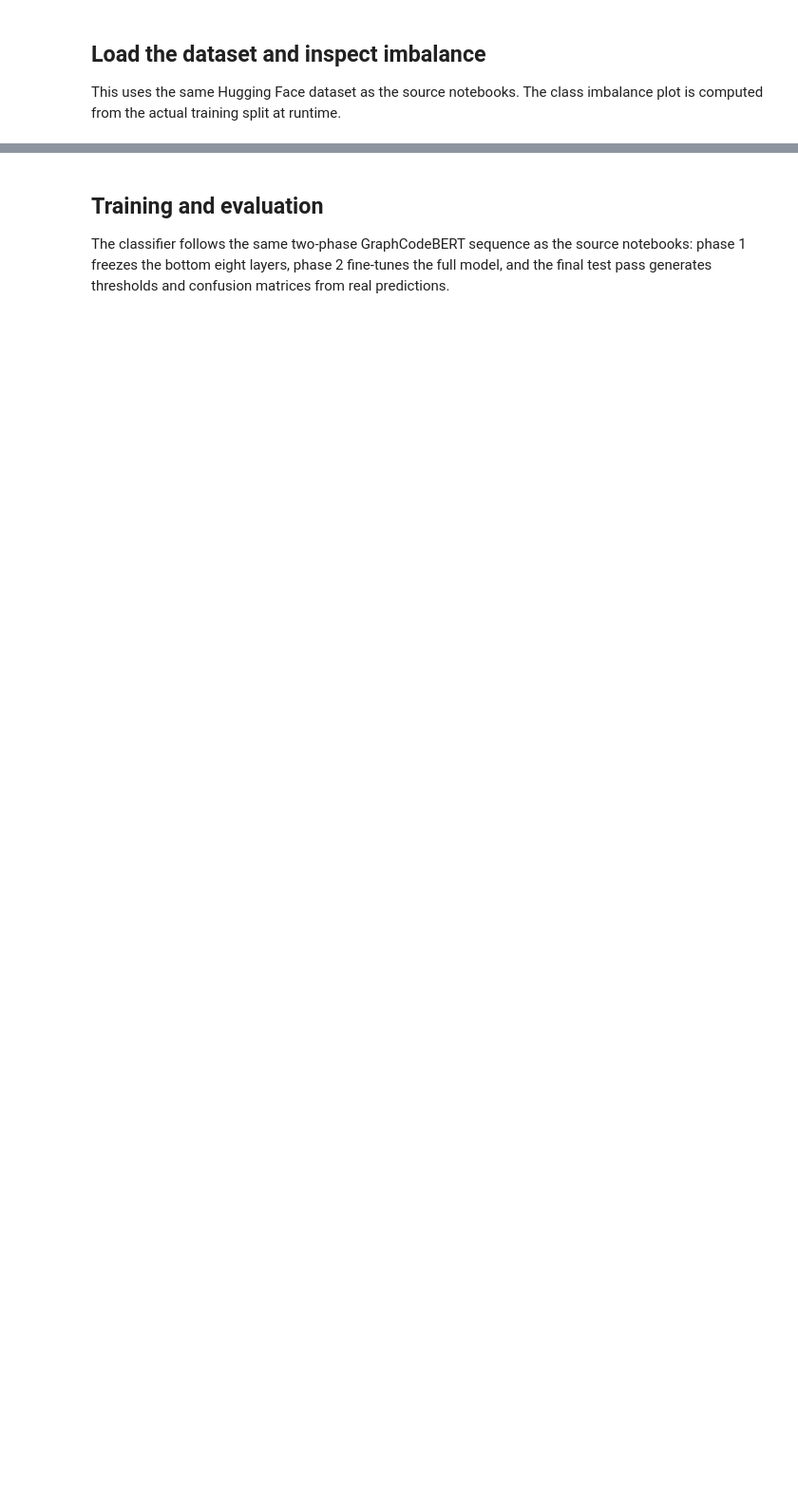
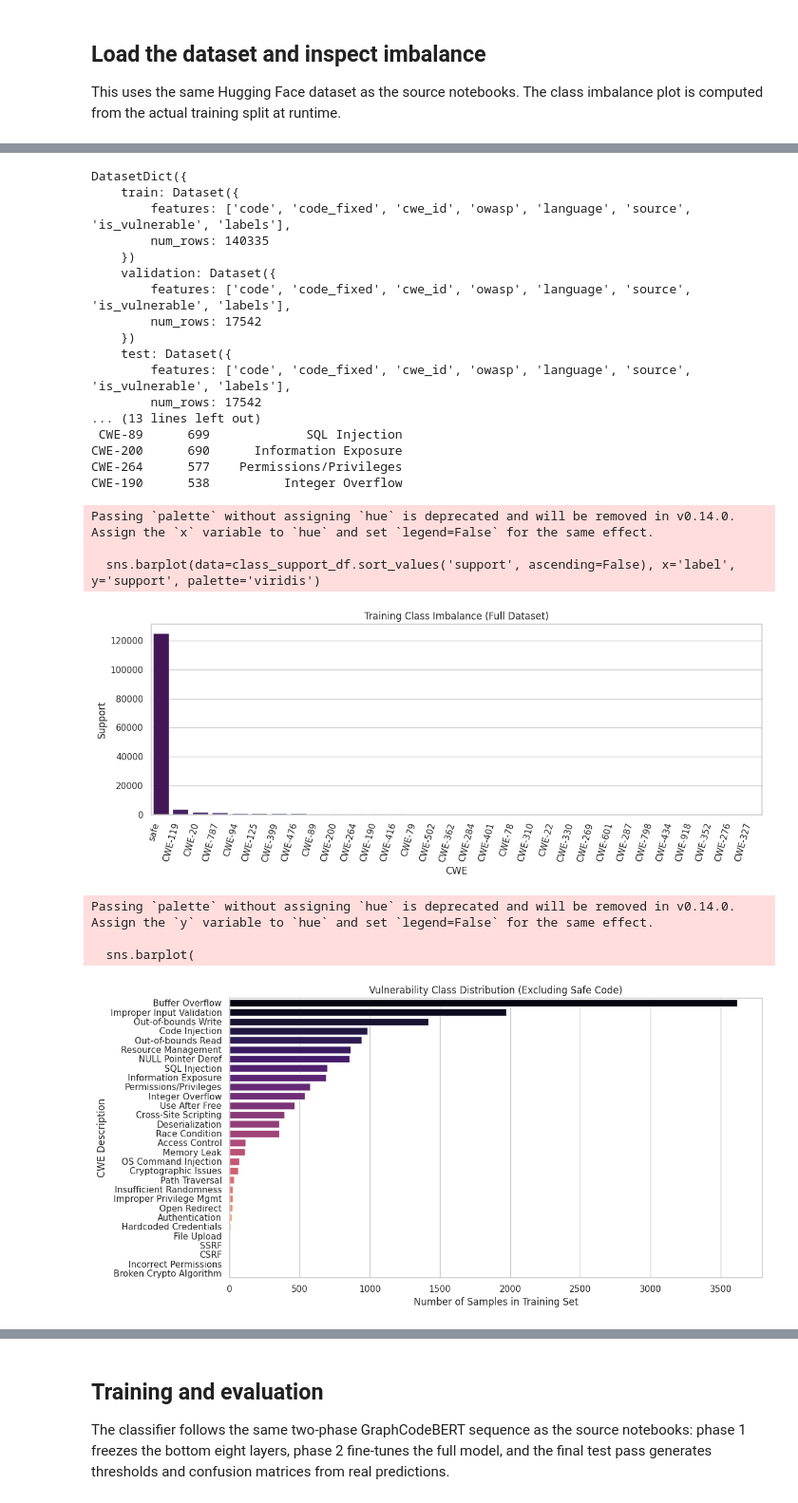
Before and after one commit to jovalie/vuln-classification, a Jupyter notebook: vuln_classifier_teaching.ipynb, the cells around one changed output, grey strips where cells are left out. Shown at 95% size. Saved outputs shown, nothing was run; the diff lists cells and outputs as text; code cells hidden in the pictures; blank space fills up the shorter version.

```diff
--- a/vuln_classifier_teaching.ipynb
+++ b/vuln_classifier_teaching.ipynb
@@ -245,11 +223,28 @@ print(f'Code column: {code_col}')
 print(f'Label column: {label_col}')
 print(class_support_df.sort_values('support', ascending=False).head(12).to_string(index=False))
 
+# Visualization 1: Overview including "safe"
 plt.figure(figsize=(12, 5))
 sns.barplot(data=class_support_df.sort_values('support', ascending=False), x='label', y='support', palette='viridis')
 plt.xticks(rotation=75, ha='right')
-plt.title('Training Class Imbalance')
+plt.title('Training Class Imbalance (Full Dataset)')
 plt.ylabel('Support')
 plt.xlabel('CWE')
 plt.tight_layout()
 plt.show()
+
+# Visualization 2: Specific Vulnerabilities (excluding "safe") with descriptive labels
+vuln_only_df = class_support_df[class_support_df['label'] != 'safe'].copy()
+plt.figure(figsize=(12, 6))
+sns.barplot(
+    data=vuln_only_df.sort_values('support', ascending=False),
+    y='name',
+    x='support',
+    palette='magma'
+)
+plt.title('Vulnerability Class Distribution (Excluding Safe Code)')
+plt.xlabel('Number of Samples in Training Set')
+plt.ylabel('CWE Description')
+plt.tight_layout()
+plt.show()
+# %% [output]
@@ -255,0 +252,25 @@ plt.show()
+DatasetDict({
+    train: Dataset({
+        features: ['code', 'code_fixed', 'cwe_id', 'owasp', 'language', 'source', 'is_vulnerable', 'labels'],
+        num_rows: 140335
+    })
+    validation: Dataset({
+        features: ['code', 'code_fixed', 'cwe_id', 'owasp', 'language', 'source', 'is_vulnerable', 'labels'],
+        num_rows: 17542
+    })
+    test: Dataset({
+        features: ['code', 'code_fixed', 'cwe_id', 'owasp', 'language', 'source', 'is_vulnerable', 'labels'],
+        num_rows: 17542
+... (13 lines left out)
+ CWE-89      699             SQL Injection
+CWE-200      690      Information Exposure
+CWE-264      577    Permissions/Privileges
+CWE-190      538          Integer Overflow
+Passing `palette` without assigning `hue` is deprecated and will be removed in v0.14.0. Assign the `x` variable to `hue` and set `legend=False` for the same effect.
+
+  sns.barplot(data=class_support_df.sort_values('support', ascending=False), x='label', y='support', palette='viridis')
+[figure, added]
+Passing `palette` without assigning `hue` is deprecated and will be removed in v0.14.0. Assign the `y` variable to `hue` and set `legend=False` for the same effect.
+
+  sns.barplot(
+[figure, added]
```
Also changed, not shown: parts of 5 cells of this notebook.
